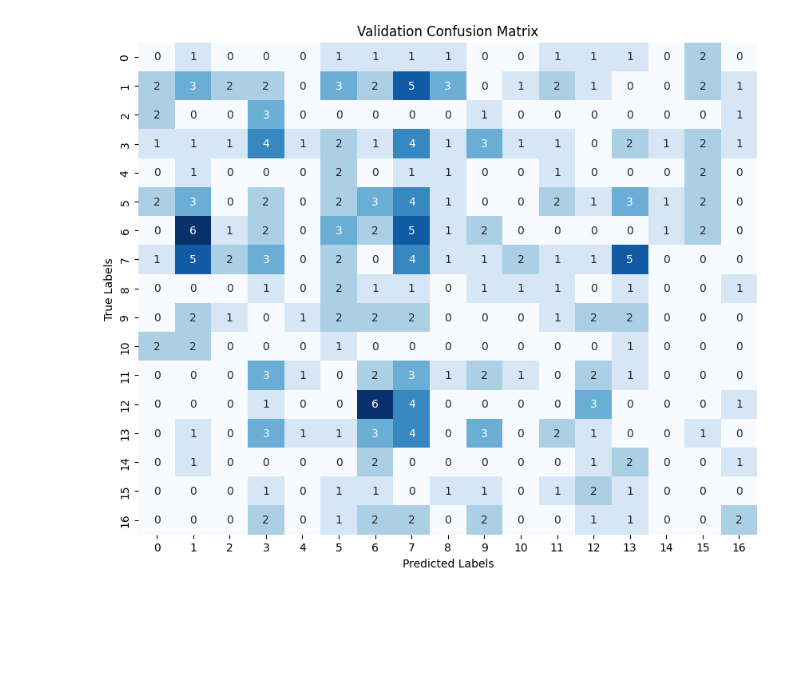
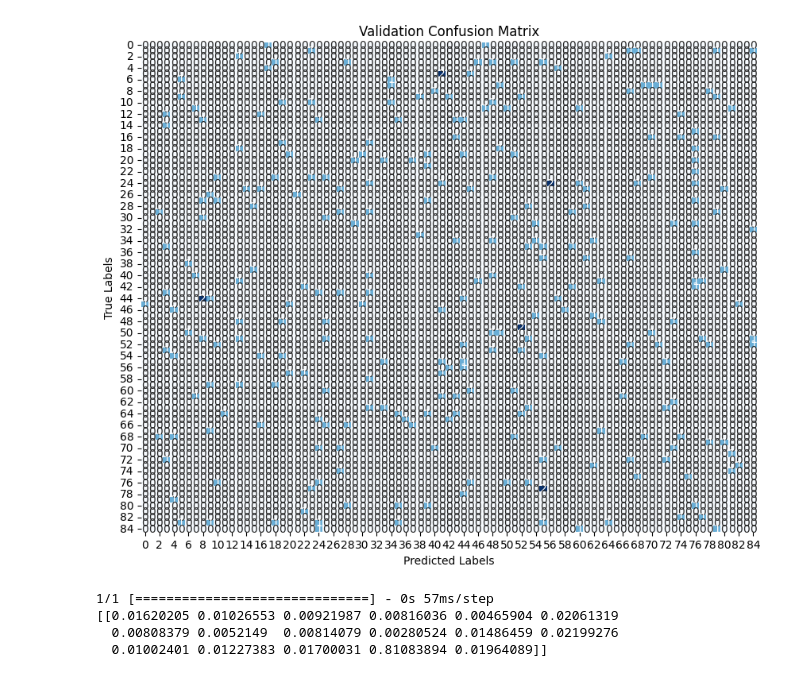
Before and after one commit to zmojab/RockID, a Jupyter notebook: Rock_recognition_modelAlex.ipynb, the cells around one changed output. Drawn from its saved outputs; the diff is of its cells as text; code cells hidden in the pictures; blank space fills up the shorter version.

Commit message:
69% accuracy for gemstones dataset

```diff
--- a/Rock_recognition_modelAlex.ipynb
+++ b/Rock_recognition_modelAlex.ipynb
@@ -43,9 +26,9 @@ img_height=224
 batch_size=32
 num_of_classes=17
 
-TRAIN_DIR= "/content/drive/MyDrive/Datasets/cleaned_dataset/train"
-TEST_DIR= "/content/drive/MyDrive/Datasets/cleaned_dataset/test"
-VAL_DIR = "/content/drive/MyDrive/Datasets/cleaned_dataset/val"
+TRAIN_DIR= "/content/drive/MyDrive/Datasets/gemstone_roboflow_2/train"
+#TEST_DIR= "/content/drive/MyDrive/Datasets/cleaned_dataset/test"
+VAL_DIR = "/content/drive/MyDrive/Datasets/gemstone_roboflow_2/valid"
 # %%
 #preprocessing datasets
 train_data = ImageDataGenerator(
@@ -98,12 +81,12 @@ for layer in pretrained_model.layers:
 #model.add(Dense(512,bias_regularizer='l1_l2',kernel_regularizer='l1_l2',activity_regularizer='l1_l2',activation='relu'))
 model.add(pretrained_model)
 #model.add(BatchNormalization())
-model.add(Flatten())
+#model.add(Flatten())
 model.add(Dense(1024, activation='relu', kernel_regularizer=regularizers.l2(0.01)))
 model.add(Dropout(0.5))
 model.add(Dense(512, activation='relu', kernel_regularizer=regularizers.l2(0.01)))
 model.add(Dropout(0.5))
-model.add(Dense(17, activation='softmax'))
+model.add(Dense(85, activation='softmax'))
 
 
 model.compile(optimizer=Adam(learning_rate=0.001),
@@ -111,7 +94,6 @@ model.compile(optimizer=Adam(learning_rate=0.001),
       metrics =['accuracy'])
 
 model.summary()
-print(train_gen)
 # %% [output]
 Downloading data from https://storage.googleapis.com/keras-applications/efficientnetb3_notop.h5
 43941136/43941136 [==============================] - 1s 0us/step
@@ -203,7 +185,7 @@ Test Accuracy: 0.7835051417350769
 # %%
 from sklearn.metrics import confusion_matrix
 
-model.save('test78%.h5')
+#model.save('test8.h5')
 # Compute the confusion matrix
 num_classes = val_gen.num_classes
 y_train_true = val_gen.classes
@@ -224 +206,14 @@ plt.show()
-[figure, old version]
+[figure, new version]
+# %%
+
+img = tf.keras.preprocessing.image.load_img('/content/drive/MyDrive/Datasets/gemstone_roboflow/train/Alexandrite/alexandrite_0_jpg.rf.5852a7d7665a876b6ef4e106d65dda35.jpg', target_size=(img_width, img_height))
+img_array = tf.keras.preprocessing.image.img_to_array(img)
+img_array = tf.expand_dims(img_array, axis=0)
+#preprocessed_img = preprocess_input(img_array)
+predictions = model2.predict(img_array)
+print(predictions)
+# %% [output]
+1/1 [==============================] - 0s 57ms/step
+[[0.01620205 0.01026553 0.00921987 0.00816036 0.00465904 0.02061319
+  0.00808379 0.0052149  0.00814079 0.00280524 0.01486459 0.02199276
+  0.01002401 0.01227383 0.01700031 0.81083894 0.01964089]]
```
Also changed, not shown: parts of 8 cells of this notebook.
